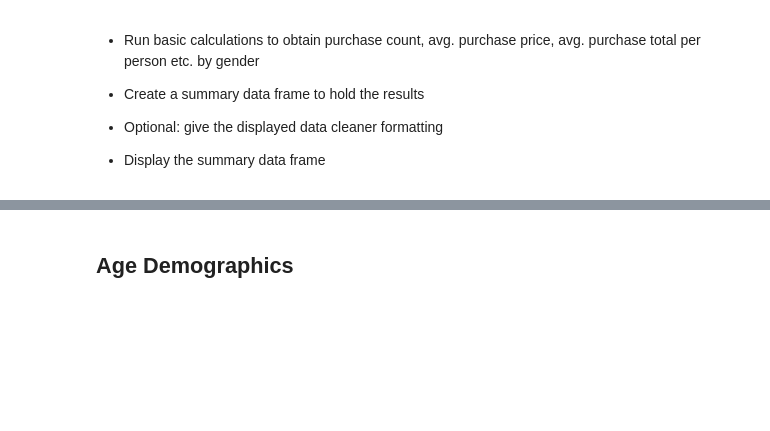
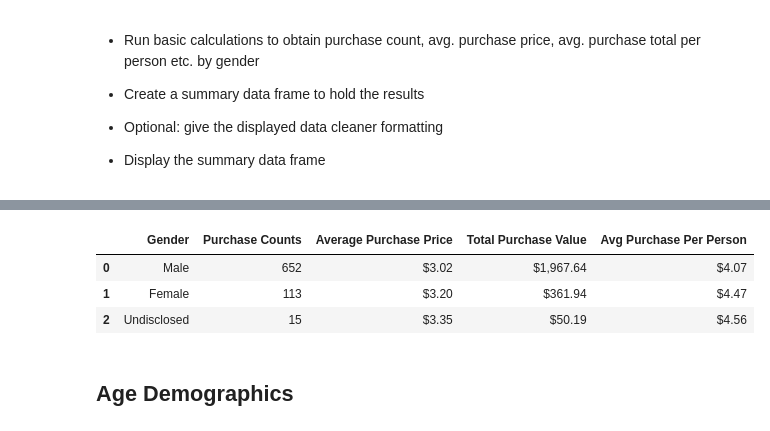
Before and after one commit to TanvirB/PandasHW4, a Jupyter notebook: HeroesOfPymoli_starter.ipynb, the cells around one changed output, grey strips where cells are left out. Cells and saved outputs as stored; diff of their text form; code cells hidden in the pictures; blank space fills up the shorter version.

```diff
--- a/HeroesOfPymoli_starter.ipynb
+++ b/HeroesOfPymoli_starter.ipynb
@@ -127,3 +124,43 @@ summ_gender = pd.DataFrame({"Gender":["Male", "Female","Undisclosed"],
+# %%
+gen_counts = purchases_df["Gender"].value_counts()
+
+#purchase counts
+male_pcount = gen_counts.iloc[0]
+female_pcount = gen_counts.iloc[1]
+undisc_pcount = gen_counts.iloc[2]
+
+# Total spent by gender
+total_purch = purchases_df.groupby(['Gender']).sum()
+
+male_tot_price = round(total_purch.iloc[1,3],2)
+female_tot_price = round(total_purch.iloc[0,3],2)
+undisc_tot_price = round(total_purch.iloc[2,3],2)
+
+# Average by gender
+
+male_avg = round((male_tot_price/male_pcount),2)
+female_avg = round((female_tot_price/female_pcount),2)
+undisc_avg = round((undisc_tot_price/undisc_pcount),2)
+
+
+#Average by individual by gender
+
+male_ind_avg = round((male_tot_price/male_num),2)
+fem_ind_avg = round((female_tot_price/female_num),2)
+undisc_ind_avg = round((undisc_tot_price/undisc_num),2)
+
+
+summ_gender_price = pd.DataFrame({"Gender":["Male", "Female","Undisclosed"],
+                            "Purchase Counts":[male_pcount,female_pcount,undisc_pcount],
+                            "Average Purchase Price":['${:,.2f}'.format(male_avg),'${:,.2f}'.format(female_avg),'${:,.2f}'.format(undisc_avg)],
+                            "Total Purchase Value":['${:,.2f}'.format(male_tot_price),'${:,.2f}'.format(female_tot_price),'${:,.2f}'.format(undisc_tot_price)],
+                            "Avg Purchase Per Person":['${:,.2f}'.format(male_ind_avg),'${:,.2f}'.format(fem_ind_avg),'${:,.2f}'.format(undisc_ind_avg)]})
+summ_gender_price
+# %% [output]
+|  | Gender | Purchase Counts | Average Purchase Price | Total Purchase Value | Avg Purchase Per Person |
+| 0 | Male | 652 | $3.02 | $1,967.64 | $4.07 |
+| 1 | Female | 113 | $3.20 | $361.94 | $4.47 |
+| 2 | Undisclosed | 15 | $3.35 | $50.19 | $4.56 |
 # %% [markdown]
 ## Age Demographics
 # %% [markdown]
```
Also changed, not shown: parts of 5 cells of this notebook, 1 other file.
